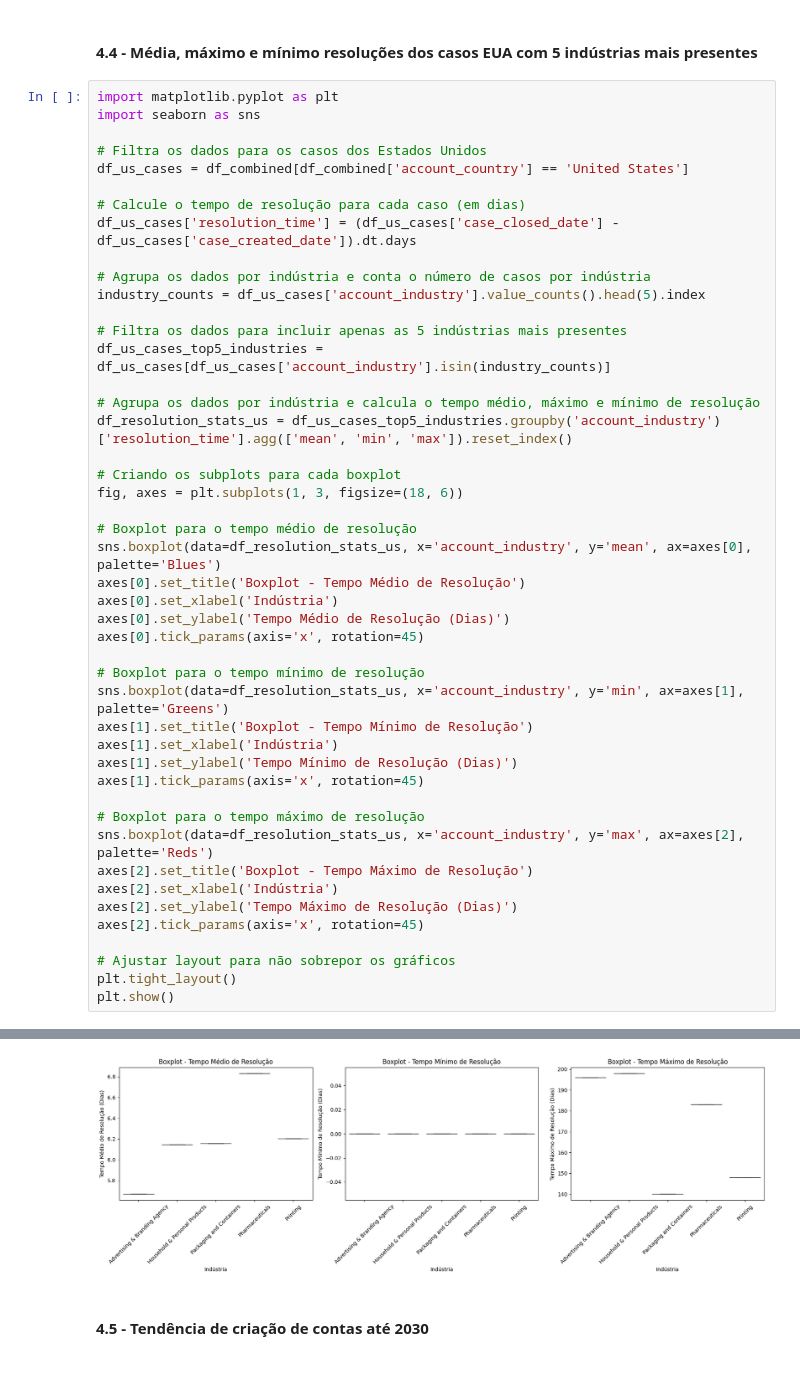
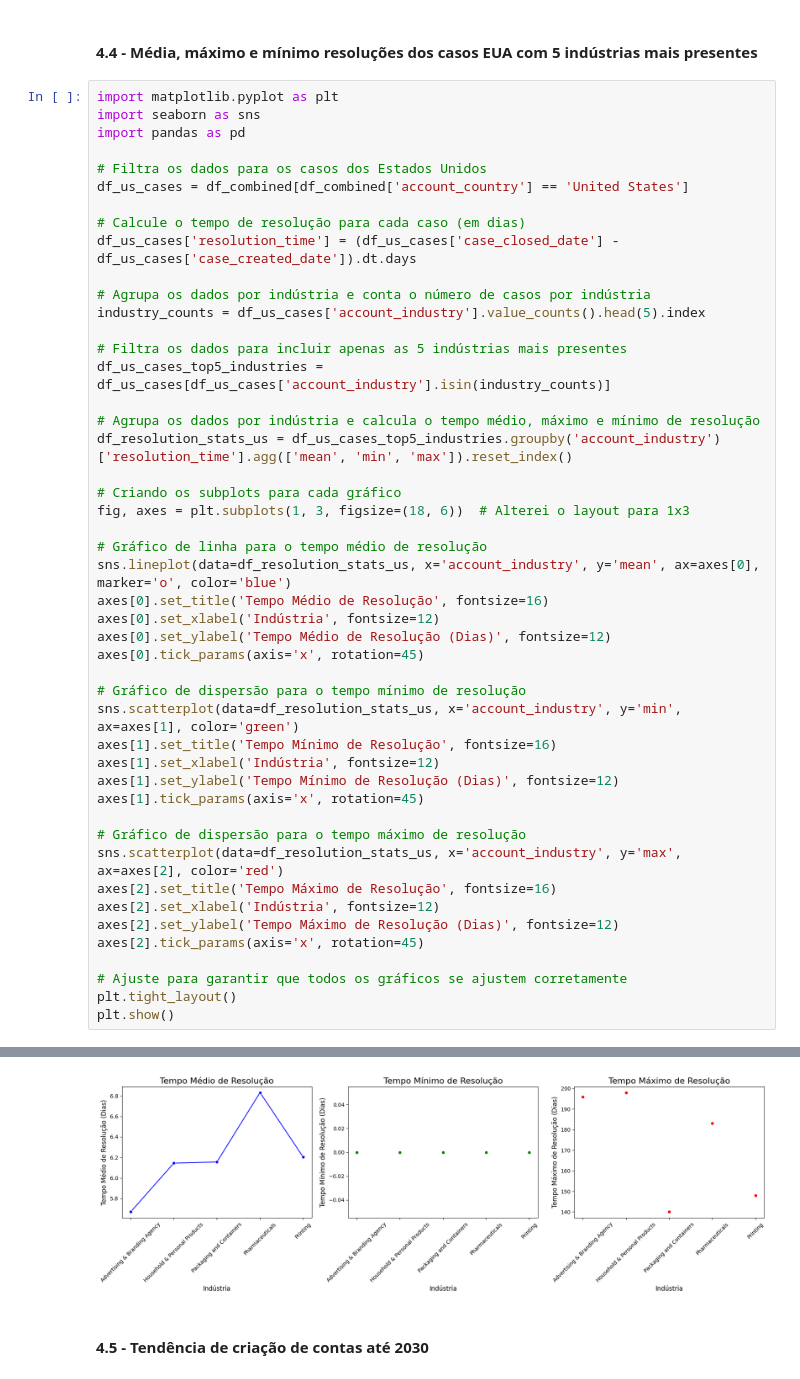
Before and after one commit to pedrogabrielf/Customer_data_analysis, a Jupyter notebook: project2.ipynb, the cells around one changed output, grey strips where cells are left out. Drawn from its saved outputs; the diff is of its cells as text.

```diff
--- a/project2.ipynb
+++ b/project2.ipynb
@@ -1614,6 +1703,7 @@ plt.show()
 # %%
 import matplotlib.pyplot as plt
 import seaborn as sns
+import pandas as pd
 
 # Filtra os dados para os casos dos Estados Unidos
 df_us_cases = df_combined[df_combined['account_country'] == 'United States']
@@ -1630,31 +1720,31 @@ df_us_cases_top5_industries = df_us_cases[df_us_cases['account_industry'].isin(i
 # Agrupa os dados por indústria e calcula o tempo médio, máximo e mínimo de resolução
 df_resolution_stats_us = df_us_cases_top5_industries.groupby('account_industry')['resolution_time'].agg(['mean', 'min', 'max']).reset_index()
 
-# Criando os subplots para cada boxplot
-fig, axes = plt.subplots(1, 3, figsize=(18, 6))
+# Criando os subplots para cada gráfico
+fig, axes = plt.subplots(1, 3, figsize=(18, 6))  # Alterei o layout para 1x3
 
-# Boxplot para o tempo médio de resolução
-sns.boxplot(data=df_resolution_stats_us, x='account_industry', y='mean', ax=axes[0], palette='Blues')
-axes[0].set_title('Boxplot - Tempo Médio de Resolução')
-axes[0].set_xlabel('Indústria')
-axes[0].set_ylabel('Tempo Médio de Resolução (Dias)')
+# Gráfico de linha para o tempo médio de resolução
+sns.lineplot(data=df_resolution_stats_us, x='account_industry', y='mean', ax=axes[0], marker='o', color='blue')
+axes[0].set_title('Tempo Médio de Resolução', fontsize=16)
+axes[0].set_xlabel('Indústria', fontsize=12)
+axes[0].set_ylabel('Tempo Médio de Resolução (Dias)', fontsize=12)
 axes[0].tick_params(axis='x', rotation=45)
 
-# Boxplot para o tempo mínimo de resolução
-sns.boxplot(data=df_resolution_stats_us, x='account_industry', y='min', ax=axes[1], palette='Greens')
-axes[1].set_title('Boxplot - Tempo Mínimo de Resolução')
-axes[1].set_xlabel('Indústria')
-axes[1].set_ylabel('Tempo Mínimo de Resolução (Dias)')
+# Gráfico de dispersão para o tempo mínimo de resolução
+sns.scatterplot(data=df_resolution_stats_us, x='account_industry', y='min', ax=axes[1], color='green')
+axes[1].set_title('Tempo Mínimo de Resolução', fontsize=16)
+axes[1].set_xlabel('Indústria', fontsize=12)
+axes[1].set_ylabel('Tempo Mínimo de Resolução (Dias)', fontsize=12)
 axes[1].tick_params(axis='x', rotation=45)
 
-# Boxplot para o tempo máximo de resolução
-sns.boxplot(data=df_resolution_stats_us, x='account_industry', y='max', ax=axes[2], palette='Reds')
-axes[2].set_title('Boxplot - Tempo Máximo de Resolução')
-axes[2].set_xlabel('Indústria')
-axes[2].set_ylabel('Tempo Máximo de Resolução (Dias)')
+# Gráfico de dispersão para o tempo máximo de resolução
+sns.scatterplot(data=df_resolution_stats_us, x='account_industry', y='max', ax=axes[2], color='red')
+axes[2].set_title('Tempo Máximo de Resolução', fontsize=16)
+axes[2].set_xlabel('Indústria', fontsize=12)
+axes[2].set_ylabel('Tempo Máximo de Resolução (Dias)', fontsize=12)
 axes[2].tick_params(axis='x', rotation=45)
 
-# Ajustar layout para não sobrepor os gráficos
+# Ajuste para garantir que todos os gráficos se ajustem corretamente
 plt.tight_layout()
 plt.show()
 # %% [output]
@@ -1678,4 +1755,4 @@ Passing `palette` without assigning `hue` is deprecated and will be removed in v
-[figure, old version]
+[figure, new version]
 # %% [markdown]
 #### 4.5 - Tendência de criação de contas até 2030
 # %%
```
Also changed, not shown: parts of 13 cells of this notebook, 1 other file.
